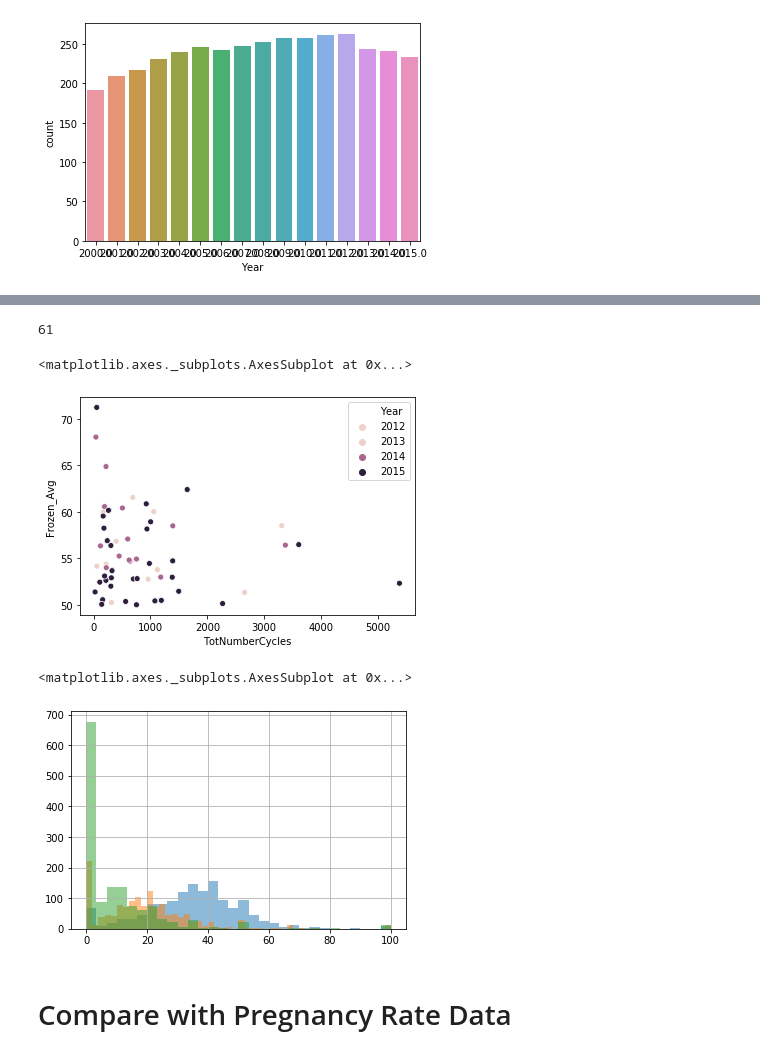
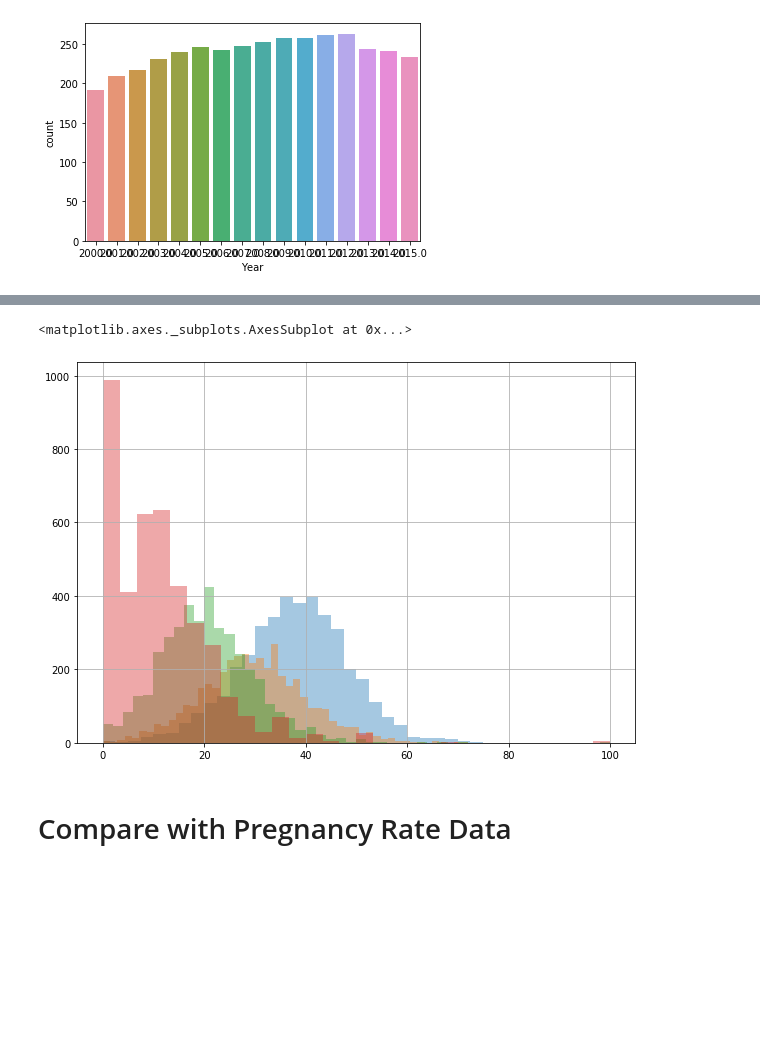
Before and after one commit to jberger1221/Insight, a Jupyter notebook: Clean_Data.ipynb, the cells around one changed output, grey strips where cells are left out. Cells and saved outputs as stored; diff of their text form; code cells hidden in the pictures; blank space fills up the shorter version.

```diff
--- a/Clean_Data.ipynb
+++ b/Clean_Data.ipynb
@@ -526,20 +496,12 @@ df_test = df_13_15[df_13_15['Frozen_Avg']>50]
-# %%
-len(df_test)
-# %% [output]
-61
-# %%
-sns.scatterplot(x='TotNumberCycles',y='Frozen_Avg',data=df_test,hue='Year')
-# %% [output]
-<matplotlib.axes._subplots.AxesSubplot at 0x...>
-[figure, removed]
 # %%
-df_13_15.FshNDLvBirthsRate1.hist(bins = 30,alpha=0.5)
-#df_13_15.FshNDLvBirthsRate2.hist(bins = 50,alpha=0.5)
-df_13_15.FshNDLvBirthsRate3.hist(bins = 50,alpha=0.5)
-df_13_15.FshNDLvBirthsRate4.hist(bins = 30,alpha=0.5)
-#df_13_15.FshNDLvBirthsRate5.hist(bins = 30,alpha=0.5)
+plt.figure(figsize=(10,7))
+df_clean.FshNDLvBirthsRate1.hist(bins = 30,alpha=0.4)
+df_clean.FshNDLvBirthsRate2.hist(bins = 50,alpha=0.4)
+df_clean.FshNDLvBirthsRate3.hist(bins = 50,alpha=0.4)
+df_clean.FshNDLvBirthsRate4.hist(bins = 30,alpha=0.4)
+#df_clean.FshNDLvBirthsRate5.hist(bins = 30,alpha=0.5)
 # %% [output]
 <matplotlib.axes._subplots.AxesSubplot at 0x...>
-[figure, old version]
+[figure, new version]
 # %% [markdown]
 # Compare with Pregnancy Rate Data
```
Also changed, not shown: parts of 63 cells of this notebook.
